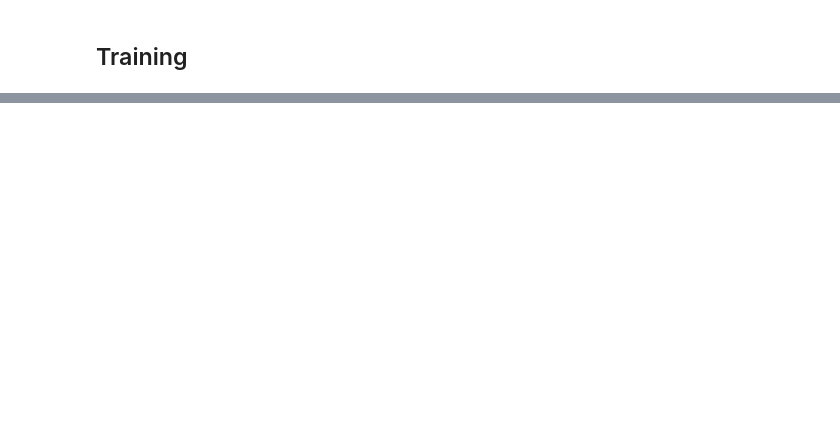
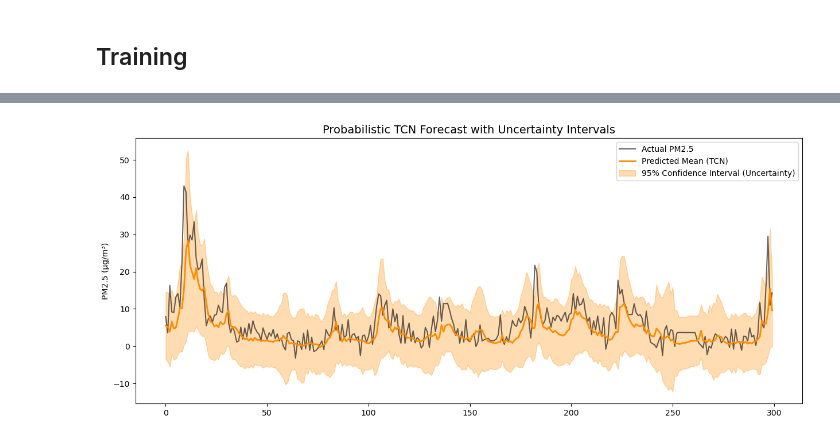
Before and after one commit to jeffreyschoi/cali_air_quality, a Jupyter notebook: modeling/tcn_modeling.ipynb, the cells around one changed output, grey strips where cells are left out. Cells and saved outputs as stored; diff of their text form; code cells hidden in the pictures; blank space fills up the shorter version.

```diff
--- a/modeling/tcn_modeling.ipynb
+++ b/modeling/tcn_modeling.ipynb
@@ -216,31 +375,61 @@ Training Complete.
 # %%
-# 1. Get predictions
 model.eval()
+all_preds_mu = []
+all_preds_sigma = []
+all_actuals = []
+
 with torch.no_grad():
-    # Grab a batch from the test loader
-    X_test_batch, y_test_batch = next(iter(test_loader))
-    X_test_batch = X_test_batch.to(device)
+    for X_batch, y_batch in test_loader:
+        X_batch = X_batch.to(device)
 
-    # Predict
-    y_pred_scaled = model(X_test_batch).squeeze().cpu().numpy()
-    y_true_scaled = y_test_batch.cpu().numpy()
+        # Get Mean and Log-Variance
+        mu, log_var = model(X_batch)
 
-# 2. Inverse Transform (Back to Real Units)
-# We need to reshape to match the original scaler's expected shape
-def inverse_transform_target(y_scaled, scaler, target_idx, n_features):
-    # Create a dummy matrix filled with zeros
-    dummy = np.zeros((len(y_scaled), n_features))
-    # Fill the target column
-    dummy[:, target_idx] = y_scaled
-    # Inverse transform
-    return scaler.inverse_transform(dummy)[:, target_idx]
+        # Convert Log-Variance to Standard Deviation (Sigma)
+        sigma = torch.exp(0.5 * log_var)
 
-# Apply inverse transform
-y_pred_real = inverse_transform_target(y_pred_scaled, scaler, target_idx, len(available_features))
-y_true_real = inverse_transform_target(y_true_scaled, scaler, target_idx, len(available_features))
+        all_preds_mu.extend(mu.cpu().numpy())
+        all_preds_sigma.extend(sigma.cpu().numpy())
+        all_actuals.extend(y_batch.numpy())
 
-# 3. Calculate Real Error
-real_mae = np.mean(np.abs(y_pred_real - y_true_real))
-print(f"Scaled MSE Loss: {0.00004}")
-print(f"Real World MAE:  {real_mae:.2f} µg/m³")
+# Convert to arrays
+y_pred_mu = np.array(all_preds_mu)
+y_pred_sigma = np.array(all_preds_sigma)
+y_true = np.array(all_actuals)
+
+# --- INVERSE TRANSFORM (Back to Real Units) ---
+# Note: We must scale Sigma as well!
+# If data was scaled by (max - min), sigma must be multiplied by (max - min)
+scale_factor = scaler.data_range_[target_idx] # Range of the target column
+y_pred_real = inverse_transform_target(y_pred_mu, scaler, target_idx, len(available_features))
+y_true_real = inverse_transform_target(y_true, scaler, target_idx, len(available_features))
+y_sigma_real = y_pred_sigma * scale_factor
+
+# --- PLOTTING WITH UNCERTAINTY ---
+start_idx = -300
+plt.figure(figsize=(15, 6))
+
+# 1. Plot Actual
+plt.plot(y_true_real[start_idx:], label='Actual PM2.5', color='black', alpha=0.6)
+
+# 2. Plot Predicted Mean
+plt.plot(y_pred_real[start_idx:], label='Predicted Mean (TCN)', color='#FF8C00', linewidth=2)
+
+# 3. Plot Uncertainty (95% Confidence Interval = +/- 2 Sigma)
+lower_bound = y_pred_real[start_idx:] - 2 * y_sigma_real[start_idx:]
+upper_bound = y_pred_real[start_idx:] + 2 * y_sigma_real[start_idx:]
+
+plt.fill_between(
+    range(len(lower_bound)),
+    lower_bound,
+    upper_bound,
+    color='#FF8C00',
+    alpha=0.3,
+    label='95% Confidence Interval (Uncertainty)'
+)
+
+plt.title('Probabilistic TCN Forecast with Uncertainty Intervals', fontsize=14)
+plt.ylabel('PM2.5 (µg/m³)')
+plt.legend()
+plt.show()
 # %% [output]
@@ -248,0 +436 @@ Real World MAE:  2.60 µg/m³
+[figure, added]
```
Also changed, not shown: parts of 19 cells of this notebook, 4 other files.
